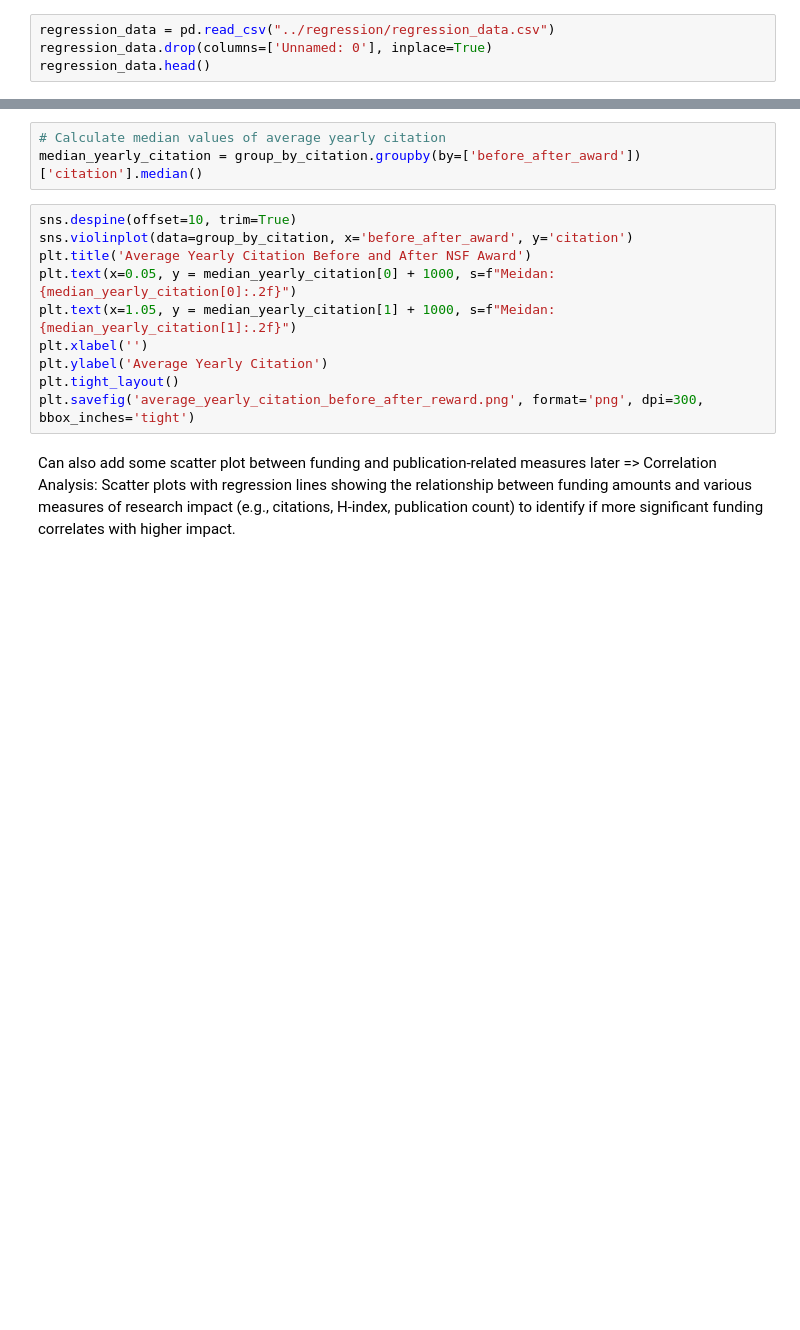
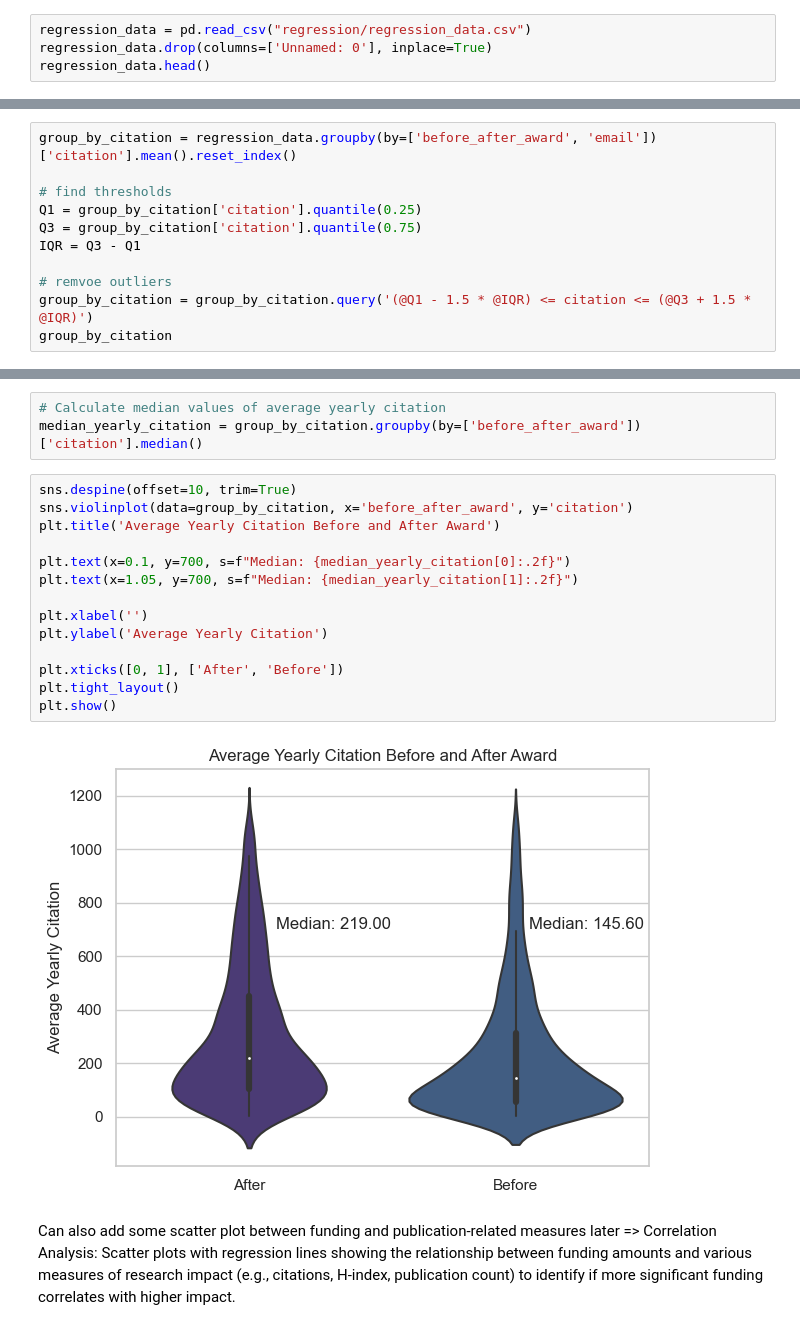
Before and after one commit to Vindmn1234/NSF-funding-research-project-, a Jupyter notebook: descriptive/descriptive.ipynb, the cells around one changed output, grey strips where cells are left out. Saved outputs shown, nothing was run; the diff lists cells and outputs as text; blank space fills up the shorter version.

```diff
--- a/descriptive/descriptive.ipynb
+++ b/descriptive/descriptive.ipynb
@@ -52,7 +52,7 @@ Index(['first_name', 'middle_name', 'last_name', 'email', 'institution',
        'tokenized_abstract', 'normalized_abstract'],
       dtype='object')
 # %%
-regression_data = pd.read_csv("../regression/regression_data.csv")
+regression_data = pd.read_csv("regression/regression_data.csv")
 regression_data.drop(columns=['Unnamed: 0'], inplace=True)
 regression_data.head()
 # %% [output]
@@ -190,0 +181,11 @@ group_by_citation
+# %%
+group_by_citation = regression_data.groupby(by=['before_after_award', 'email'])['citation'].mean().reset_index()
+
+# find thresholds
+Q1 = group_by_citation['citation'].quantile(0.25)
+Q3 = group_by_citation['citation'].quantile(0.75)
+IQR = Q3 - Q1
+
+# remvoe outliers
+group_by_citation = group_by_citation.query('(@Q1 - 1.5 * @IQR) <= citation <= (@Q3 + 1.5 * @IQR)')
+group_by_citation
@@ -194,13 +209,19 @@ median_yearly_citation = group_by_citation.groupby(by=['before_after_award'])['c
 # %%
 sns.despine(offset=10, trim=True)
 sns.violinplot(data=group_by_citation, x='before_after_award', y='citation')
-plt.title('Average Yearly Citation Before and After NSF Award')
-plt.text(x=0.05, y = median_yearly_citation[0] + 1000, s=f"Meidan: {median_yearly_citation[0]:.2f}")
-plt.text(x=1.05, y = median_yearly_citation[1] + 1000, s=f"Meidan: {median_yearly_citation[1]:.2f}")
+plt.title('Average Yearly Citation Before and After Award')
+
+plt.text(x=0.1, y=700, s=f"Median: {median_yearly_citation[0]:.2f}")
+plt.text(x=1.05, y=700, s=f"Median: {median_yearly_citation[1]:.2f}")
+
 plt.xlabel('')
 plt.ylabel('Average Yearly Citation')
+
+plt.xticks([0, 1], ['After', 'Before'])
 plt.tight_layout()
-plt.savefig('average_yearly_citation_before_after_reward.png', format='png', dpi=300, bbox_inches='tight')
+plt.show()
+# %% [output]
+[figure, added]
 # %% [markdown]
 Can also add some scatter plot between funding and publication-related measures later => Correlation Analysis: Scatter plots with regression lines showing the relationship between funding amounts and various measures of research impact (e.g., citations, H-index, publication count) to identify if more significant funding correlates with higher impact.
 # %% [markdown]
```
Also changed, not shown: parts of 6 cells of this notebook.
